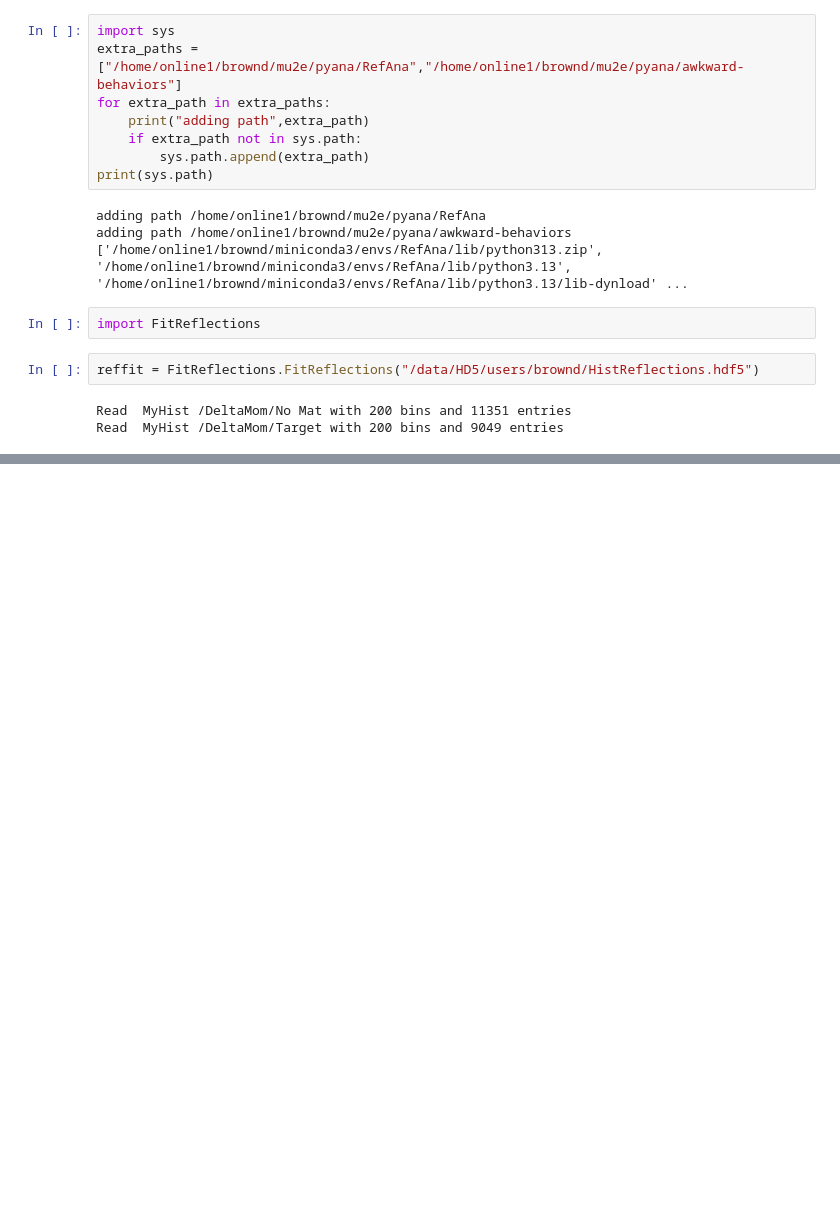
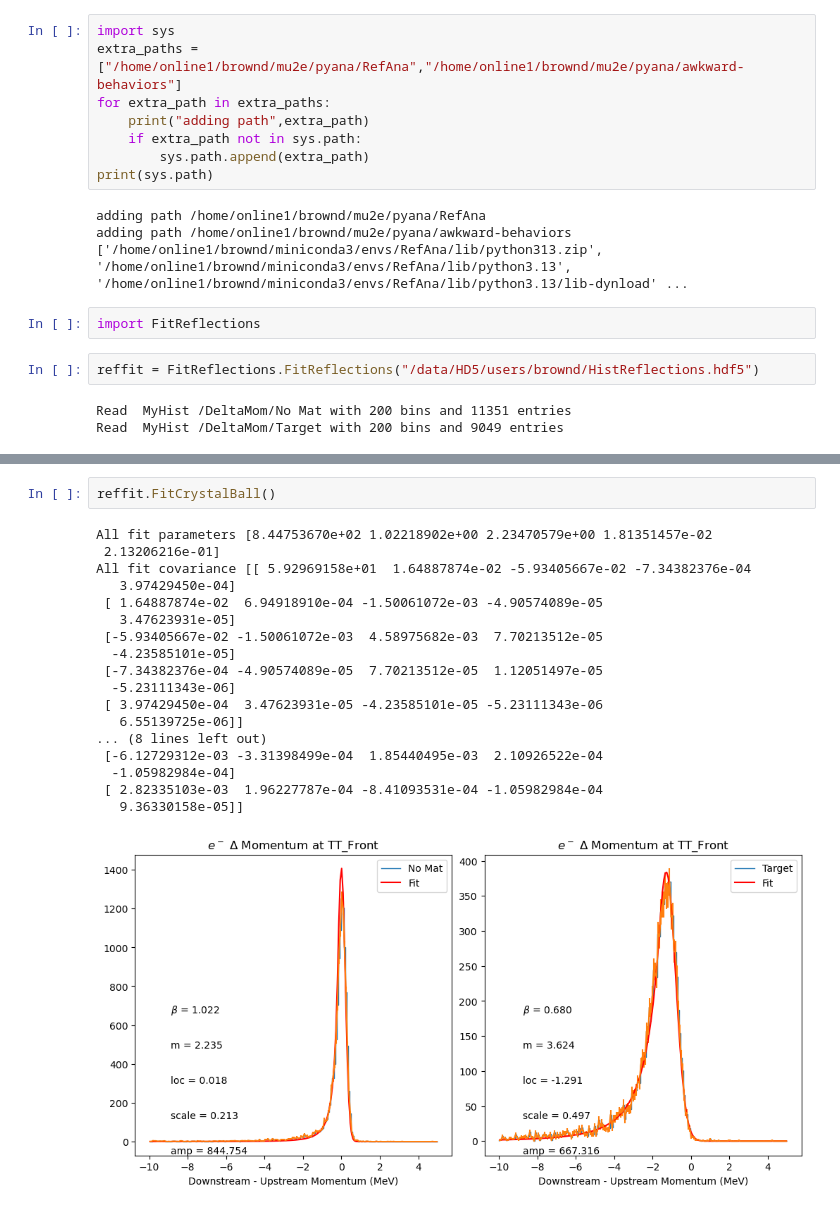
Before and after one commit to brownd1978/RefAna, a Jupyter notebook: FitReflections.ipynb, the cells around one changed output, grey strips where cells are left out. Cells and saved outputs as stored; diff of their text form; blank space fills up the shorter version.

```diff
--- a/FitReflections.ipynb
+++ b/FitReflections.ipynb
@@ -37 +55,22 @@ All fit covariance [[ 5.76979681e-04 -5.81789024e-08 -3.42640529e-08 -2.51767619
 [figure]
+# %%
+reffit.FitCrystalBall()
+# %% [output]
+All fit parameters [8.44753670e+02 1.02218902e+00 2.23470579e+00 1.81351457e-02
+ 2.13206216e-01]
+All fit covariance [[ 5.92969158e+01  1.64887874e-02 -5.93405667e-02 -7.34382376e-04
+   3.97429450e-04]
+ [ 1.64887874e-02  6.94918910e-04 -1.50061072e-03 -4.90574089e-05
+   3.47623931e-05]
+ [-5.93405667e-02 -1.50061072e-03  4.58975682e-03  7.70213512e-05
+  -4.23585101e-05]
+ [-7.34382376e-04 -4.90574089e-05  7.70213512e-05  1.12051497e-05
+  -5.23111343e-06]
+ [ 3.97429450e-04  3.47623931e-05 -4.23585101e-05 -5.23111343e-06
+   6.55139725e-06]]
+... (8 lines left out)
+ [-6.12729312e-03 -3.31398499e-04  1.85440495e-03  2.10926522e-04
+  -1.05982984e-04]
+ [ 2.82335103e-03  1.96227787e-04 -8.41093531e-04 -1.05982984e-04
+   9.36330158e-05]]
+[figure, added]
```
Also changed, not shown: parts of 4 cells of this notebook, 1 other file.
